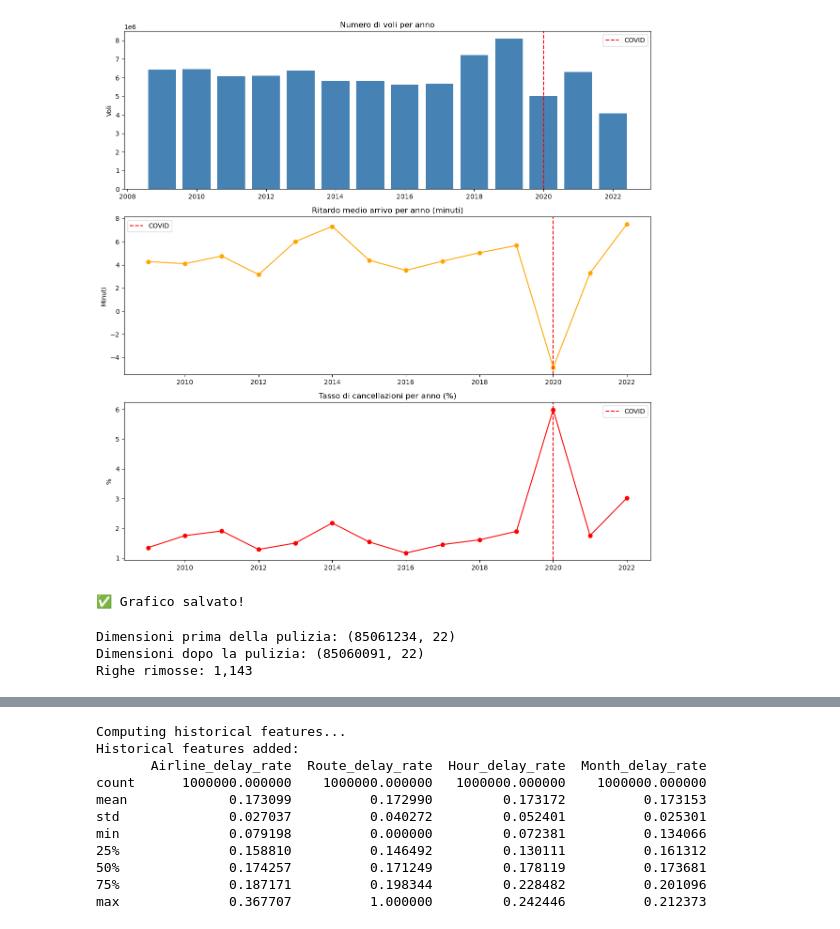
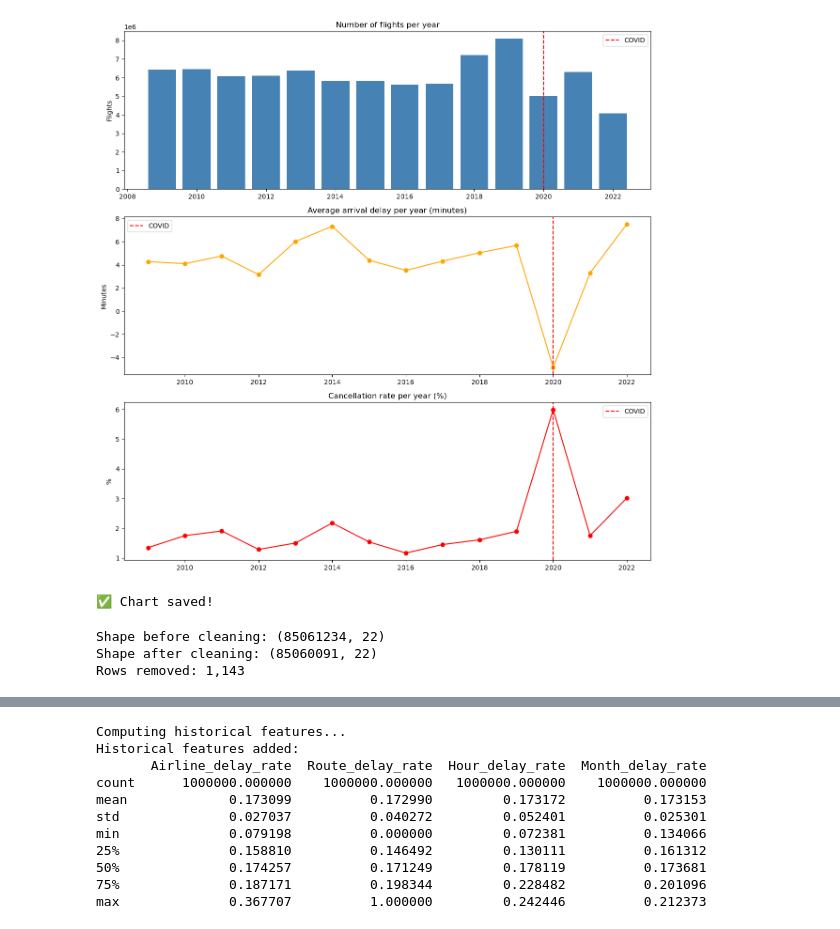
Before and after one commit to richilangella-svg/flight-delay-predictor, a Jupyter notebook: flight_analysis.ipynb, the cells around one changed output, grey strips where cells are left out. Cells and saved outputs as stored; diff of their text form; code cells hidden in the pictures.

Commit message:
Clean and translate notebook to English

```diff
--- a/flight_analysis.ipynb
+++ b/flight_analysis.ipynb
@@ -126,5 +6,0 @@ Numero di file scaricati: 276
-# %%
-# Leggiamo il contenuto grezzo di un file per capire cosa ha risposto il server
-with open("flight_data/2003_01.zip", 'rb') as f:
-    content = f.read(500)
-print(content)
@@ -207,9 +6,0 @@ ZIP eliminati!
-# %%
-import os
-
-folder = os.path.expanduser("~/Documents/flight_data")
-files = sorted([f for f in os.listdir(folder) if f.endswith('.csv')])
-print(f"Totale CSV: {len(files)}")
-for f in files:
-    size = os.path.getsize(os.path.join(folder, f)) / (1024*1024)
-    print(f"  {f} — {size:.1f} MB")
@@ -406,12 +6,0 @@ cd ~/Documents/flight_data && for f in Combined_Flights_*.zip; do unzip -o "$f";
-# %%
-import os
-import pandas as pd
-
-folder = os.path.expanduser("~/Documents/flight_data")
-parquet_files = sorted([f for f in os.listdir(folder) if f.endswith('.parquet')])
-
-print(f"Parquet: {len(parquet_files)}")
-for f in parquet_files:
-    size = os.path.getsize(os.path.join(folder, f)) / (1024*1024)
-    df = pd.read_parquet(os.path.join(folder, f), engine='pyarrow')
-    print(f"  {f} — {size:.1f} MB — {len(df):,} righe — colonne: {list(df.columns[:5])}")
@@ -577,56 +140,56 @@ Tasso cancellazioni: 1.95%
 # %%
 import matplotlib.pyplot as plt
 
 fig, axes = plt.subplots(3, 1, figsize=(12, 12))
 
-# 1. Voli per anno
+# 1. Flights per year
 yearly = df_all.groupby('Year').size()
 axes[0].bar(yearly.index, yearly.values, color='steelblue')
-axes[0].set_title('Numero di voli per anno')
-axes[0].set_ylabel('Voli')
+axes[0].set_title('Number of flights per year')
+axes[0].set_ylabel('Flights')
 axes[0].axvline(x=2020, color='red', linestyle='--', label='COVID')
 axes[0].legend()
 
-# 2. Ritardo medio per anno
+# 2. Average arrival delay per year
 yearly_delay = df_all.groupby('Year')['ArrDelay'].mean()
 axes[1].plot(yearly_delay.index, yearly_delay.values, marker='o', color='orange')
-axes[1].set_title('Ritardo medio arrivo per anno (minuti)')
-axes[1].set_ylabel('Minuti')
+axes[1].set_title('Average arrival delay per year (minutes)')
+axes[1].set_ylabel('Minutes')
 axes[1].axvline(x=2020, color='red', linestyle='--', label='COVID')
 axes[1].legend()
 
-# 3. Tasso cancellazioni per anno
+# 3. Cancellation rate per year
 yearly_cancel = df_all.groupby('Year')['Cancelled'].mean() * 100
 axes[2].plot(yearly_cancel.index, yearly_cancel.values, marker='o', color='red')
-axes[2].set_title('Tasso di cancellazioni per anno (%)')
+axes[2].set_title('Cancellation rate per year (%)')
 axes[2].set_ylabel('%')
 axes[2].axvline(x=2020, color='red', linestyle='--', label='COVID')
 axes[2].legend()
 
 plt.tight_layout()
 plt.savefig(os.path.join(folder, 'overview.png'), dpi=150)
 plt.show()
-print("✅ Grafico salvato!")
+print("✅ Chart saved!")
 # %% [output]
-[figure, old version]
+[figure, new version]
-✅ Grafico salvato!
+✅ Chart saved!
 # %%
-print("Dimensioni prima della pulizia:", df_all.shape)
+print("Shape before cleaning:", df_all.shape)
 
-# Rimuovi outlier estremi (ritardi > 24 ore sono quasi certamente errori)
+# Remove extreme outliers (delays > 24 hours are almost certainly errors)
 df_clean = df_all[
     (df_all['DepDelay'].isna()) | (df_all['DepDelay'].between(-120, 1440))
 ].copy()
 
-# Per le cause di ritardo, i NaN significano "nessun ritardo" → sostituisci con 0
+# For delay causes, NaN means "no delay" → replace with 0
 delay_cols = ['CarrierDelay', 'WeatherDelay', 'NASDelay', 'SecurityDelay', 'LateAircraftDelay']
 df_clean[delay_cols] = df_clean[delay_cols].fillna(0)
 
-print("Dimensioni dopo la pulizia:", df_clean.shape)
-print(f"Righe rimosse: {len(df_all) - len(df_clean):,}")
+print("Shape after cleaning:", df_clean.shape)
+print(f"Rows removed: {len(df_all) - len(df_clean):,}")
 # %% [output]
-Dimensioni prima della pulizia: (85061234, 22)
-Dimensioni dopo la pulizia: (85060091, 22)
-Righe rimosse: 1,143
+Shape before cleaning: (85061234, 22)
+Shape after cleaning: (85060091, 22)
+Rows removed: 1,143
 # %%
 # Feature engineering
```
Also changed, not shown: parts of 31 cells of this notebook.
